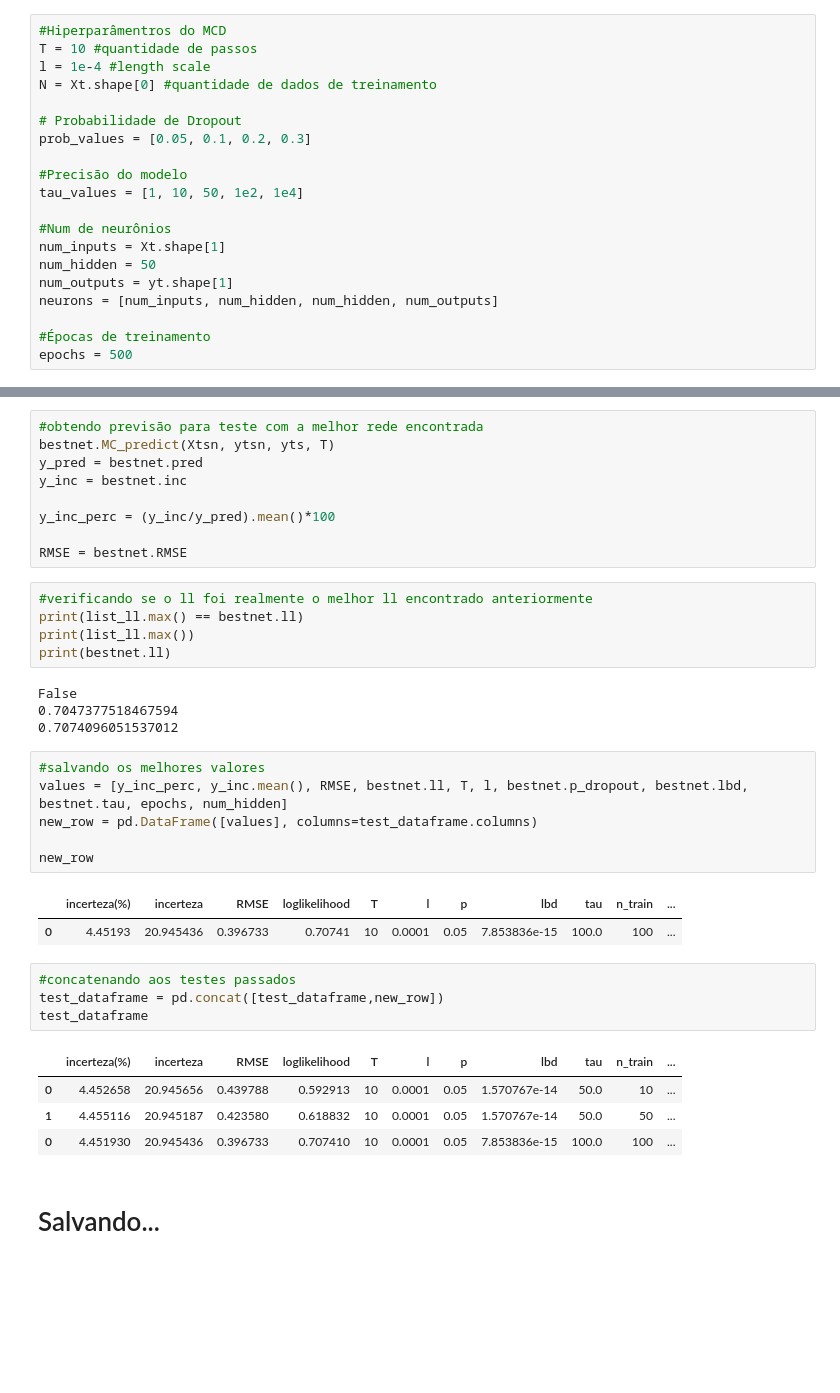
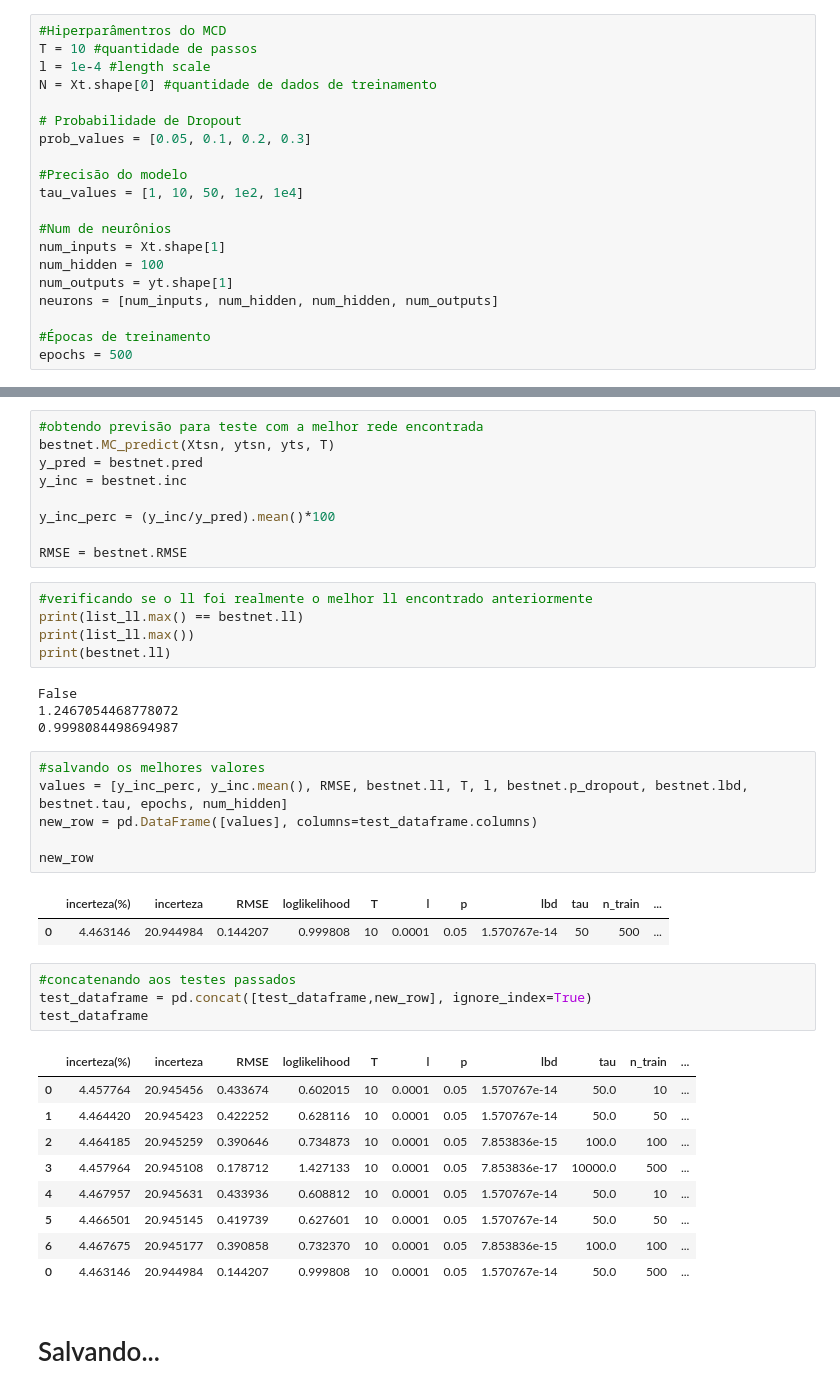
Before and after one commit to V-kr0pt/Soft_Sensor-MCDropout, a Jupyter notebook: Grid_Search_Tau.ipynb, the cells around one changed output, grey strips where cells are left out. Saved outputs shown, nothing was run; the diff lists cells and outputs as text; blank space fills up the shorter version.

```diff
--- a/Grid_Search_Tau.ipynb
+++ b/Grid_Search_Tau.ipynb
@@ -57,7 +57,7 @@ tau_values = [1, 10, 50, 1e2, 1e4]
 
 #Num de neurônios
 num_inputs = Xt.shape[1]
-num_hidden = 50
+num_hidden = 100
 num_outputs = yt.shape[1]
 neurons = [num_inputs, num_hidden, num_hidden, num_outputs]
 
@@ -141,8 +149,8 @@ print(list_ll.max())
 print(bestnet.ll)
 # %% [output]
 False
-0.7047377518467594
-0.7074096051537012
+1.2467054468778072
+0.9998084498694987
 # %%
 #salvando os melhores valores
 values = [y_inc_perc, y_inc.mean(), RMSE, bestnet.ll, T, l, bestnet.p_dropout, bestnet.lbd, bestnet.tau, epochs, num_hidden]
@@ -151,16 +159,21 @@ new_row = pd.DataFrame([values], columns=test_dataframe.columns)
 new_row
 # %% [output]
 |  | incerteza(%) | incerteza | RMSE | loglikelihood | T | l | p | lbd | tau | n_train | ... |
-| 0 | 4.45193 | 20.945436 | 0.396733 | 0.70741 | 10 | 0.0001 | 0.05 | 7.853836e-15 | 100.0 | 100 | ... |
+| 0 | 4.463146 | 20.944984 | 0.144207 | 0.999808 | 10 | 0.0001 | 0.05 | 1.570767e-14 | 50 | 500 | ... |
 # %%
 #concatenando aos testes passados
-test_dataframe = pd.concat([test_dataframe,new_row])
+test_dataframe = pd.concat([test_dataframe,new_row], ignore_index=True)
 test_dataframe
 # %% [output]
 |  | incerteza(%) | incerteza | RMSE | loglikelihood | T | l | p | lbd | tau | n_train | ... |
-| 0 | 4.452658 | 20.945656 | 0.439788 | 0.592913 | 10 | 0.0001 | 0.05 | 1.570767e-14 | 50.0 | 10 | ... |
-| 1 | 4.455116 | 20.945187 | 0.423580 | 0.618832 | 10 | 0.0001 | 0.05 | 1.570767e-14 | 50.0 | 50 | ... |
-| 0 | 4.451930 | 20.945436 | 0.396733 | 0.707410 | 10 | 0.0001 | 0.05 | 7.853836e-15 | 100.0 | 100 | ... |
+| 0 | 4.457764 | 20.945456 | 0.433674 | 0.602015 | 10 | 0.0001 | 0.05 | 1.570767e-14 | 50.0 | 10 | ... |
+| 1 | 4.464420 | 20.945423 | 0.422252 | 0.628116 | 10 | 0.0001 | 0.05 | 1.570767e-14 | 50.0 | 50 | ... |
+| 2 | 4.464185 | 20.945259 | 0.390646 | 0.734873 | 10 | 0.0001 | 0.05 | 7.853836e-15 | 100.0 | 100 | ... |
+| 3 | 4.457964 | 20.945108 | 0.178712 | 1.427133 | 10 | 0.0001 | 0.05 | 7.853836e-17 | 10000.0 | 500 | ... |
+| 4 | 4.467957 | 20.945631 | 0.433936 | 0.608812 | 10 | 0.0001 | 0.05 | 1.570767e-14 | 50.0 | 10 | ... |
+| 5 | 4.466501 | 20.945145 | 0.419739 | 0.627601 | 10 | 0.0001 | 0.05 | 1.570767e-14 | 50.0 | 50 | ... |
+| 6 | 4.467675 | 20.945177 | 0.390858 | 0.732370 | 10 | 0.0001 | 0.05 | 7.853836e-15 | 100.0 | 100 | ... |
+| 0 | 4.463146 | 20.944984 | 0.144207 | 0.999808 | 10 | 0.0001 | 0.05 | 1.570767e-14 | 50.0 | 500 | ... |
 # %% [markdown]
 # Salvando...
 # %%
```
Also changed, not shown: parts of 6 cells of this notebook, 2 other files.
